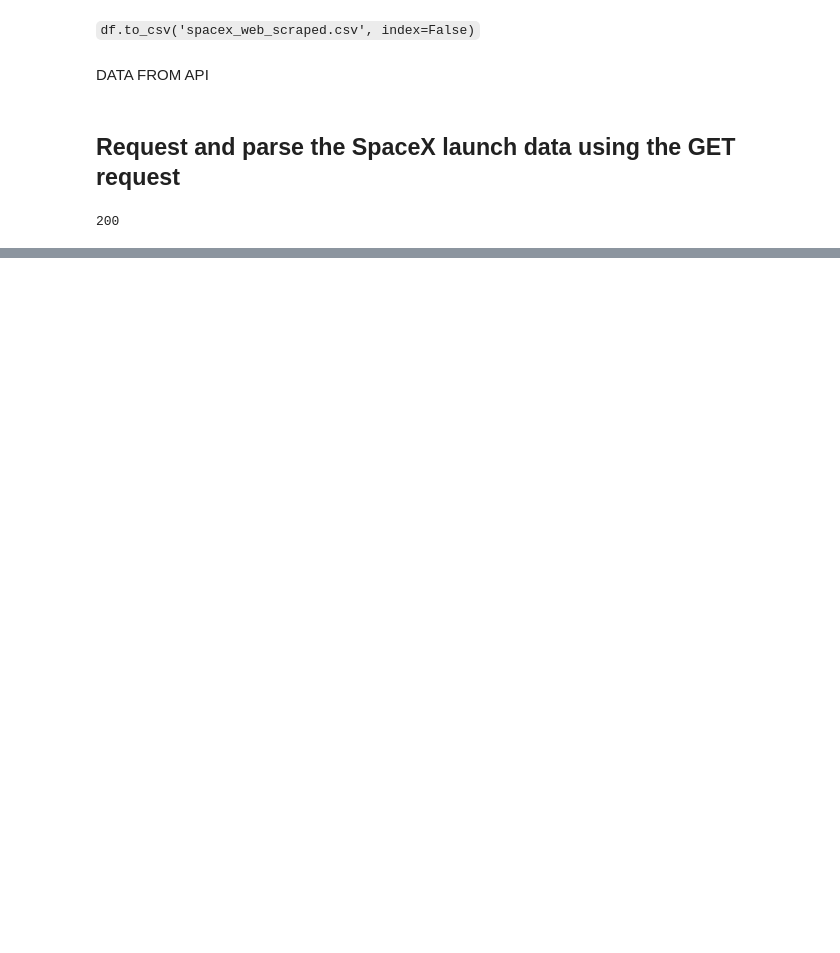
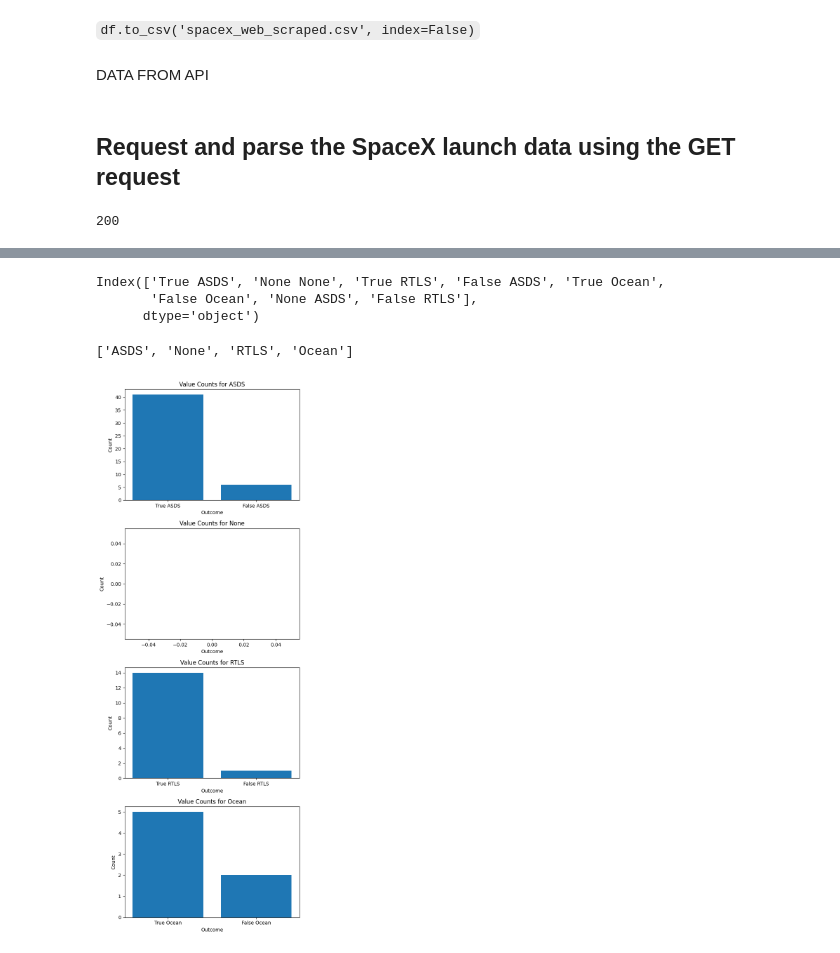
Before and after one commit to mateo020/IBM_capstone, a Jupyter notebook: capstone.ipynb, the cells around one changed output, grey strips where cells are left out. Drawn from its saved outputs; the diff is of its cells as text; code cells hidden in the pictures; blank space fills up the shorter version.

```diff
--- a/capstone.ipynb
+++ b/capstone.ipynb
@@ -454,0 +601,5 @@ data.head()
+# %%
+# Calculate the mean value of PayloadMass column
+mean = data_falcon9['PayloadMass'].mean()
+# Replace the np.nan values with its mean value
+data_falcon9['PayloadMass'].fillna(mean,inplace=True)
@@ -454,0 +677,4 @@ data.head()
+# %%
+# landing_outcomes = values on Outcome column
+landing_outcomes = data_falcon9['Outcome'].value_counts()
+landing_outcomes
@@ -454,0 +691,41 @@ data.head()
+# %%
+landing_outcomes.keys()
+# %% [output]
+Index(['True ASDS', 'None None', 'True RTLS', 'False ASDS', 'True Ocean',
+       'False Ocean', 'None ASDS', 'False RTLS'],
+      dtype='object')
+# %%
+landing_sites = []
+for outcome in landing_outcomes.keys():
+  site = outcome.split()[1]
+  if site not in landing_sites:
+      landing_sites.append(site)
+# %%
+landing_sites
+# %% [output]
+['ASDS', 'None', 'RTLS', 'Ocean']
+# %%
+filtered_df = data_falcon9.loc[(data_falcon9['Outcome'] == 'True ASDS') | (data_falcon9['Outcome'] == 'True ASDS')]
+# %%
+import matplotlib.pyplot as plt
+
+fig, axes = plt.subplots(len(landing_sites), 1, figsize=(6, 4 * len(landing_sites)))
+
+for i, site in enumerate(landing_sites):
+    filtered_df = data_falcon9.loc[(data_falcon9['Outcome'] == f"False {site}") | (data_falcon9['Outcome'] == f"True {site}")]
+    value_counts = filtered_df['Outcome'].value_counts()
+
+    # Plot the value counts
+    ax = axes[i]
+    ax.bar(value_counts.index, value_counts.values)
+    ax.set_title(f"Value Counts for {site}")
+    ax.set_xlabel('Outcome')
+    ax.set_ylabel('Count')
+
+# Adjust the layout
+plt.tight_layout()
+
+# Display the plot
+plt.show()
+# %% [output]
+[figure, added]
```
Also changed, not shown: parts of 98 cells of this notebook.
